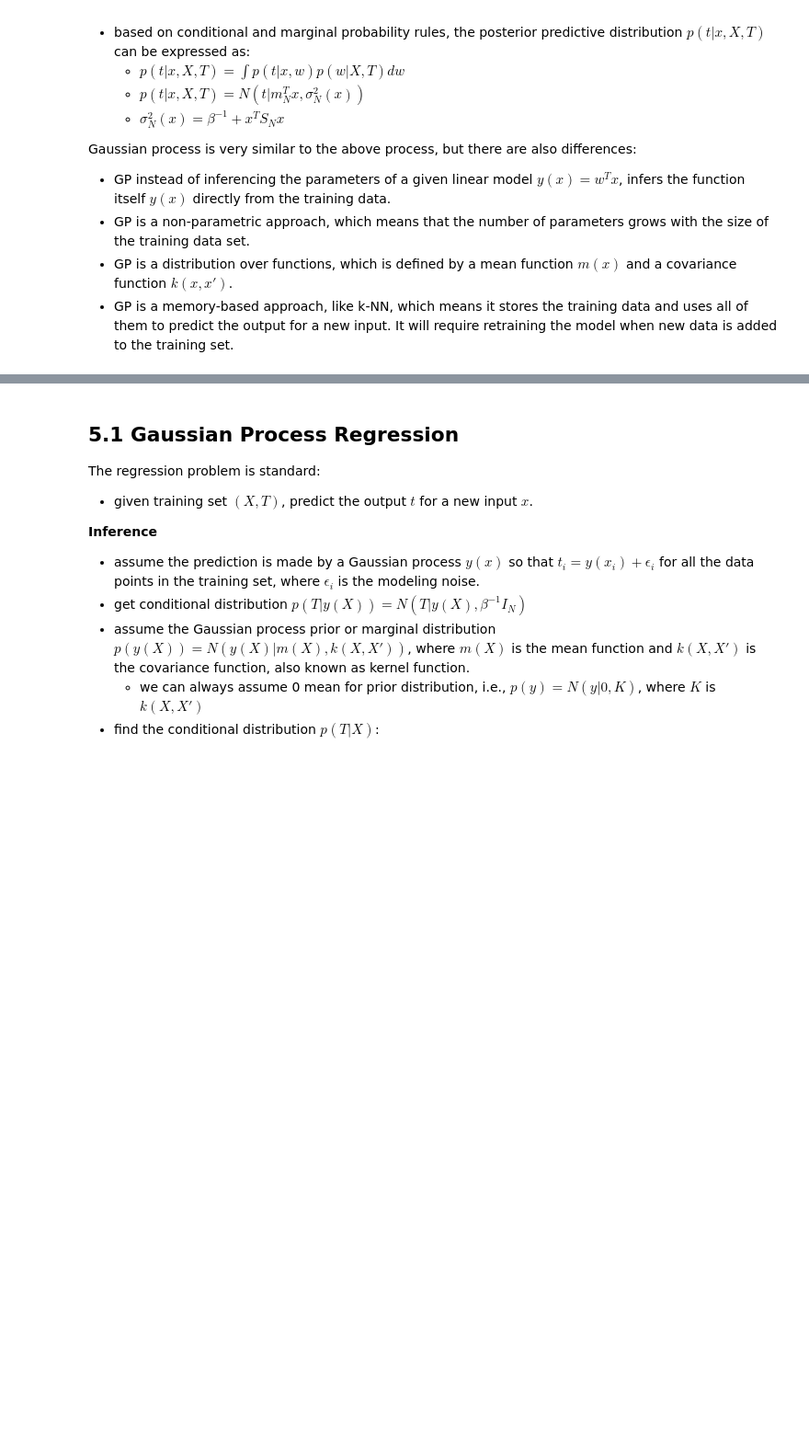
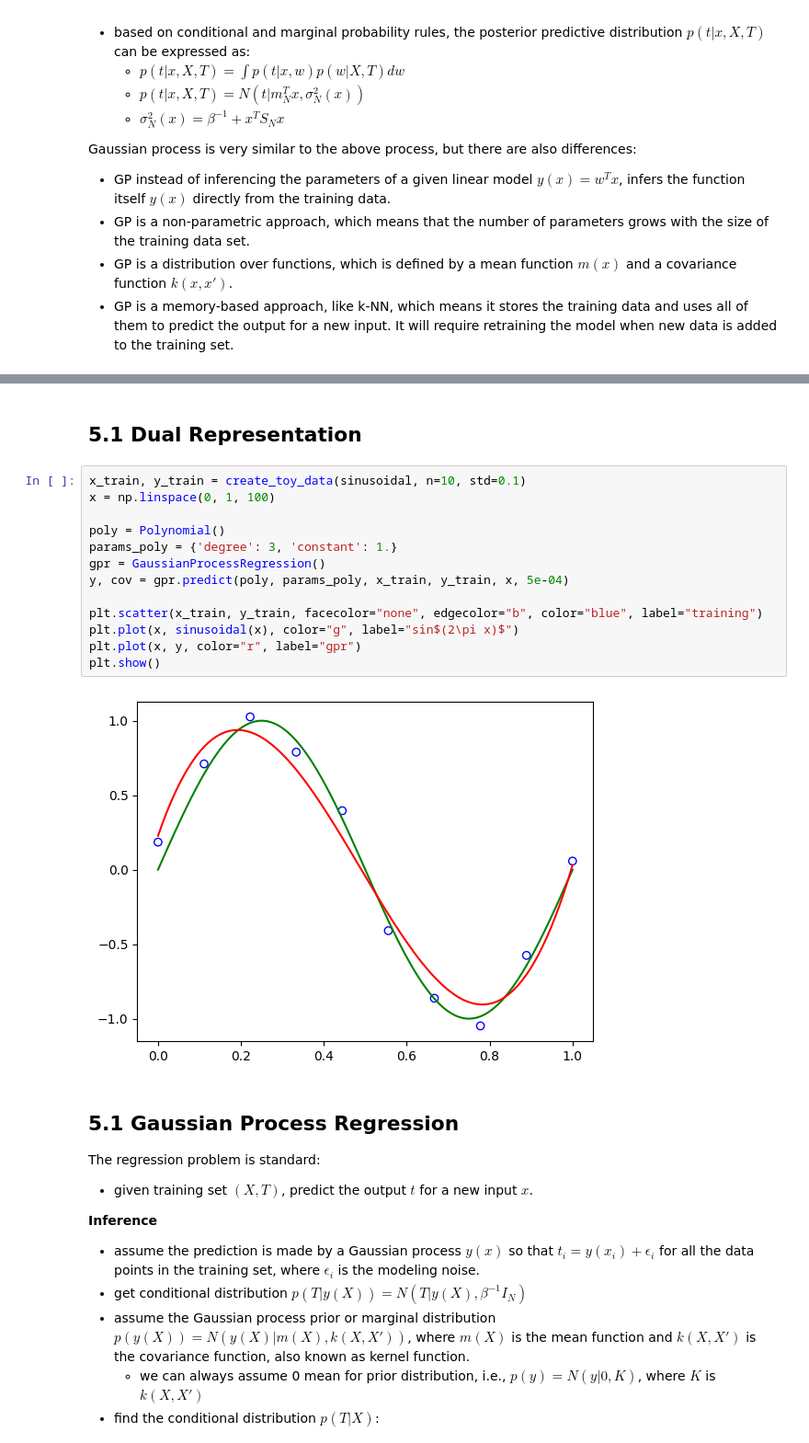
Before and after one commit to YangyangFu/mlax, a Jupyter notebook: 5-gaussian-process.ipynb, the cells around one changed output, grey strips where cells are left out. Shown: that part at 92% size. Cells and saved outputs as stored; diff of their text form; blank space fills up the shorter version.

Commit message:
update gaussian process

```diff
--- a/5-gaussian-process.ipynb
+++ b/5-gaussian-process.ipynb
@@ -33,3 +51,20 @@ Gaussian process is very similar to the above process, but there are also differ
+# %% [markdown]
+## 5.1 Dual Representation
+# %%
+x_train, y_train = create_toy_data(sinusoidal, n=10, std=0.1)
+x = np.linspace(0, 1, 100)
+
+poly = Polynomial()
+params_poly = {'degree': 3, 'constant': 1.}
+gpr = GaussianProcessRegression()
+y, cov = gpr.predict(poly, params_poly, x_train, y_train, x, 5e-04)
+
+plt.scatter(x_train, y_train, facecolor="none", edgecolor="b", color="blue", label="training")
+plt.plot(x, sinusoidal(x), color="g", label="sin$(2\pi x)$")
+plt.plot(x, y, color="r", label="gpr")
+plt.show()
+# %% [output]
+[figure, added]
 # %% [markdown]
 ## 5.1 Gaussian Process Regression
 
```
Also changed, not shown: parts of 3 cells of this notebook, 1 other file.
